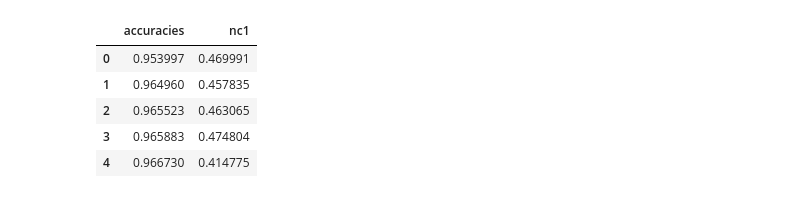
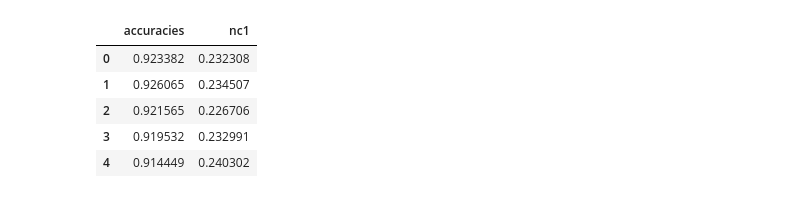
Before and after one commit to gianhess/dl_project, a Jupyter notebook: experiments/continual_experiments/lop/permuted_mnist/analysis/NC_continual.ipynb, the cells around one changed output. Cells and saved outputs as stored; diff of their text form; code cells hidden in the pictures.

```diff
--- a/experiments/continual_experiments/lop/permuted_mnist/analysis/NC_continual.ipynb
+++ b/experiments/continual_experiments/lop/permuted_mnist/analysis/NC_continual.ipynb
@@ -14,20 +14,20 @@ runs[]
 results = {}
 for run in runs:
 
-    if not("100n_" in run.name):
+    if not("100n_1epoch_0.01" in run.name or "num_epochs_1_run_" in run.name):
         continue
 
     df = run.history(pandas=True)
-    res = df[["accuracies", "_step"]].iloc[:30]
-    res["nc1"] = df["nc1"].iloc[1:31].to_numpy()
+    res = df[["accuracies", "_step"]].iloc[:140]
+    res["nc1"] = df["nc1"].iloc[1:141].to_numpy()
     res = res.drop(columns = "_step")
     results[run.name] = res
 # %%
-results["100n_5epoch_0.001"].head()
+results["100n_1epoch_0.01"].head()
 # %% [output]
 |  | accuracies | nc1 |
-| 0 | 0.953997 | 0.469991 |
-| 1 | 0.964960 | 0.457835 |
-| 2 | 0.965523 | 0.463065 |
-| 3 | 0.965883 | 0.474804 |
-| 4 | 0.966730 | 0.414775 |
+| 0 | 0.923382 | 0.232308 |
+| 1 | 0.926065 | 0.234507 |
+| 2 | 0.921565 | 0.226706 |
+| 3 | 0.919532 | 0.232991 |
+| 4 | 0.914449 | 0.240302 |
```
Also changed, not shown: parts of 11 cells of this notebook, 1 other file.
